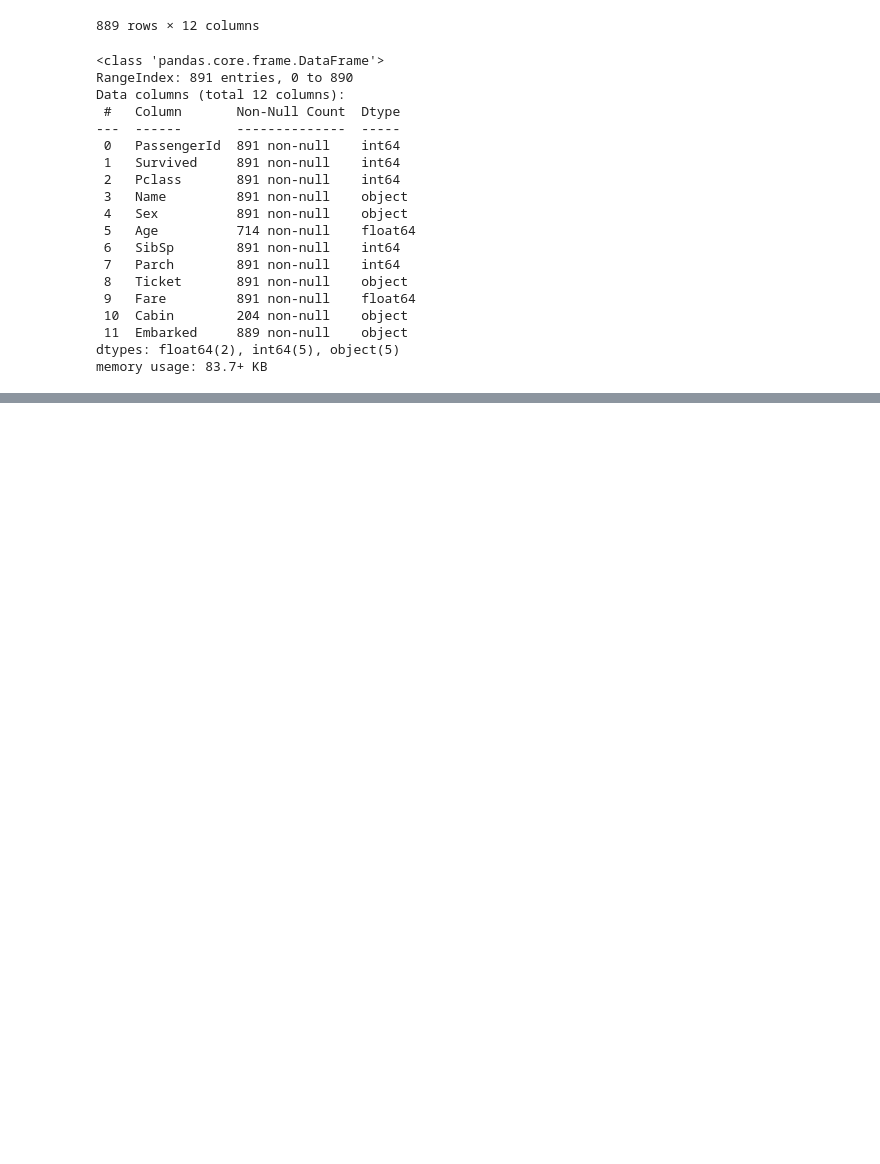
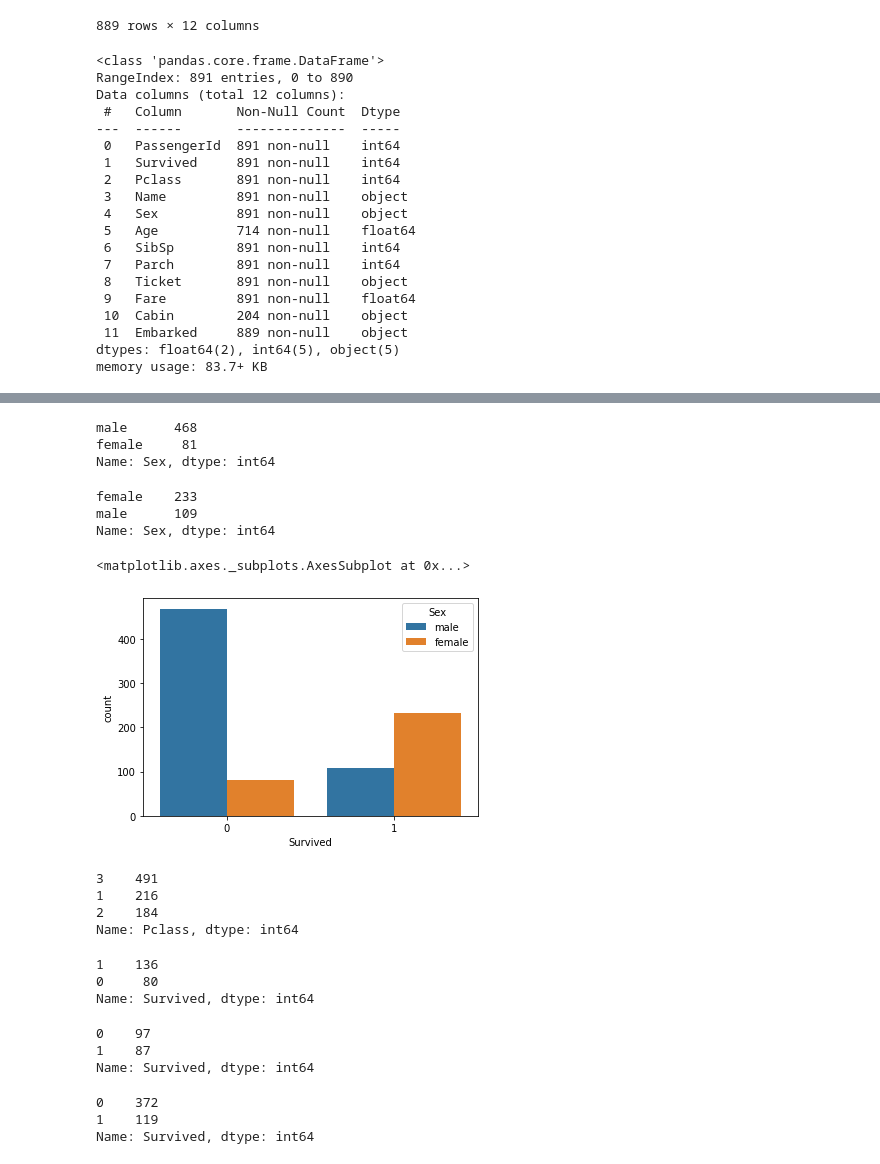
Before and after one commit to thisisharrison/titanic, a Jupyter notebook: Titanic_Practice.ipynb, the cells around one changed output, grey strips where cells are left out. Saved outputs shown, nothing was run; the diff lists cells and outputs as text; code cells hidden in the pictures; blank space fills up the shorter version.

```diff
--- a/Titanic_Practice.ipynb
+++ b/Titanic_Practice.ipynb
@@ -104,0 +198,45 @@ memory usage: 83.7+ KB
+# %%
+# how many did not survive
+titanic[titanic["Survived"] == 0]["Sex"].value_counts()
+# %% [output]
+male      468
+female     81
+Name: Sex, dtype: int64
+# %%
+# how many did survive
+titanic[titanic["Survived"] == 1]["Sex"].value_counts()
+# %% [output]
+female    233
+male      109
+Name: Sex, dtype: int64
+# %%
+# can we visualize this?
+sns.countplot(x="Survived", data=titanic, hue="Sex")
+# %% [output]
+<matplotlib.axes._subplots.AxesSubplot at 0x...>
+[figure, added]
+# %%
+titanic["Pclass"].value_counts()
+# %% [output]
+3    491
+1    216
+2    184
+Name: Pclass, dtype: int64
+# %%
+titanic[titanic["Pclass"] == 1]["Survived"].value_counts()
+# %% [output]
+1    136
+0     80
+Name: Survived, dtype: int64
+# %%
+titanic[titanic["Pclass"] == 2]["Survived"].value_counts()
+# %% [output]
+0    97
+1    87
+Name: Survived, dtype: int64
+# %%
+titanic[titanic["Pclass"] == 3]["Survived"].value_counts()
+# %% [output]
+0    372
+1    119
+Name: Survived, dtype: int64
```
Also changed, not shown: parts of 20 cells of this notebook.
